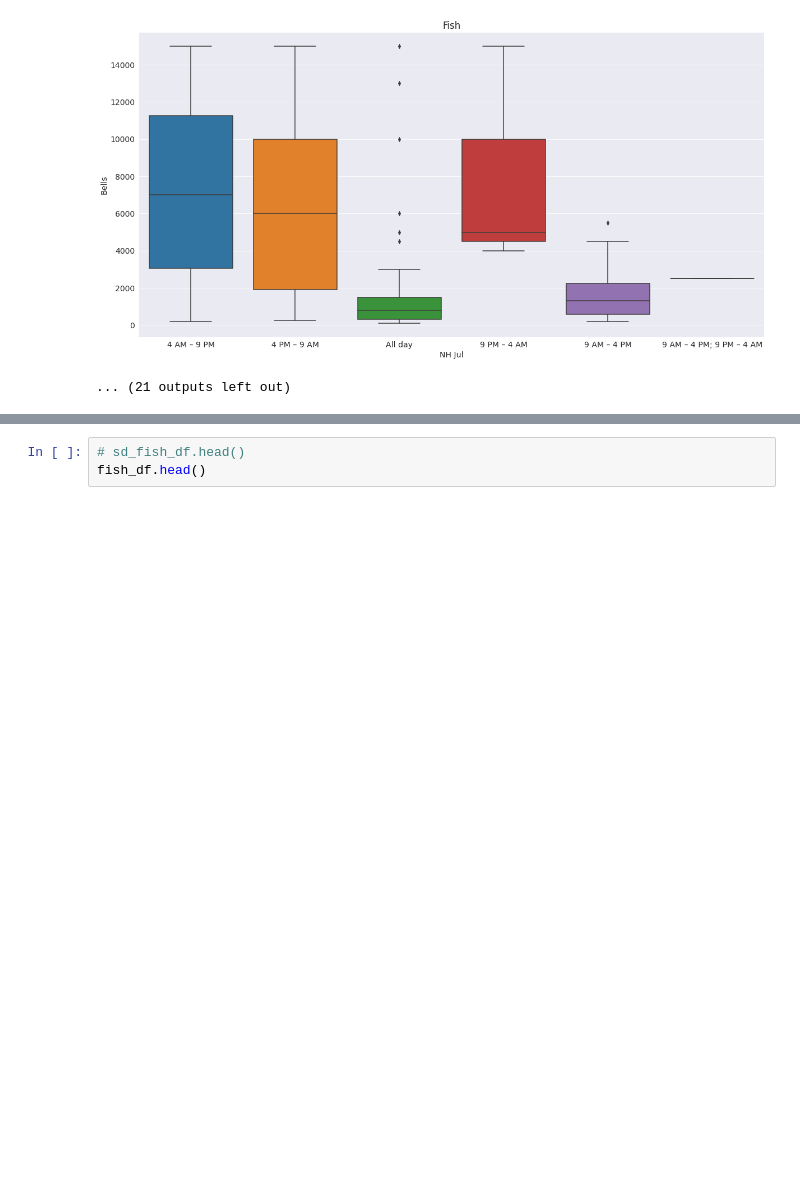
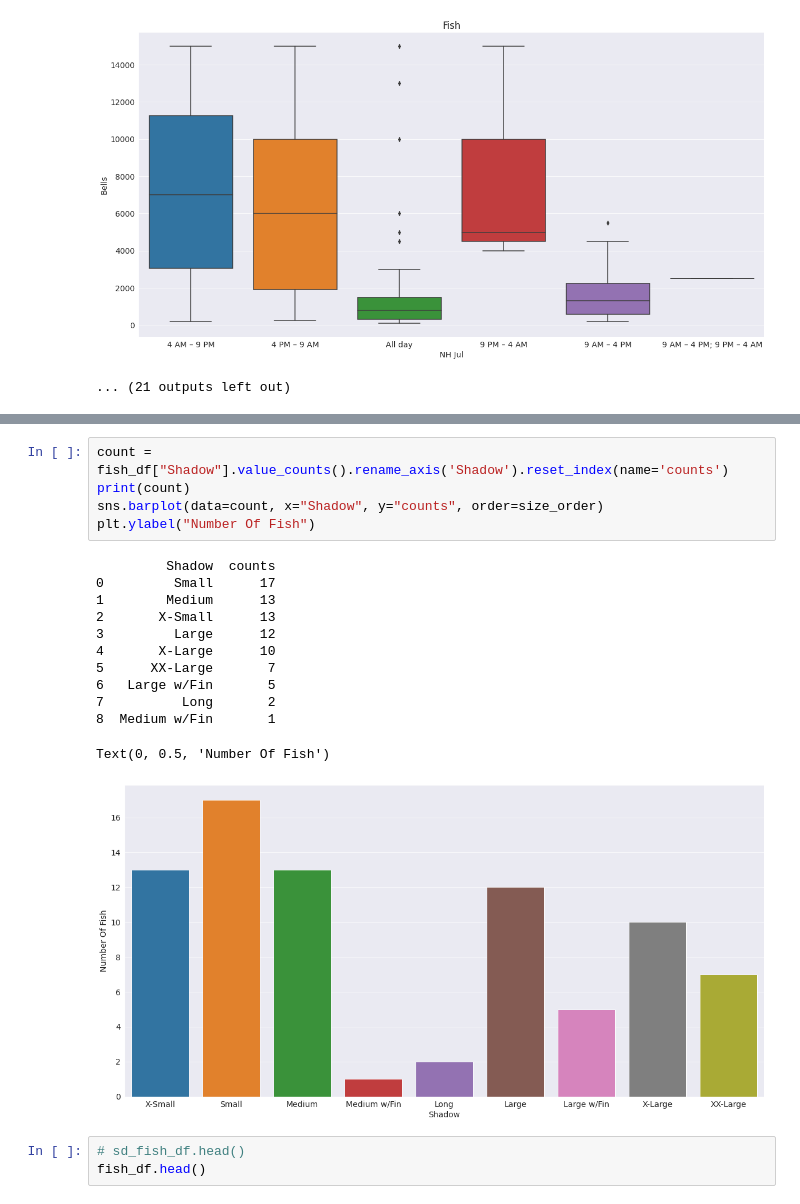
Before and after one commit to fdac23/animal-crossing-economy, a Jupyter notebook: More Graphing.ipynb, the cells around one changed output, grey strips where cells are left out. Cells and saved outputs as stored; diff of their text form; blank space fills up the shorter version.

```diff
--- a/More Graphing.ipynb
+++ b/More Graphing.ipynb
@@ -108,3 +132,21 @@ plt.show()
+# %%
+count = fish_df["Shadow"].value_counts().rename_axis('Shadow').reset_index(name='counts')
+print(count)
+sns.barplot(data=count, x="Shadow", y="counts", order=size_order)
+plt.ylabel("Number Of Fish")
+# %% [output]
+         Shadow  counts
+0         Small      17
+1        Medium      13
+2       X-Small      13
+3         Large      12
+4       X-Large      10
+5      XX-Large       7
+6   Large w/Fin       5
+7          Long       2
+8  Medium w/Fin       1
+Text(0, 0.5, 'Number Of Fish')
+[figure, added]
 # %%
 # sd_fish_df.head()
 fish_df.head()
```
Also changed, not shown: parts of 9 cells of this notebook.
